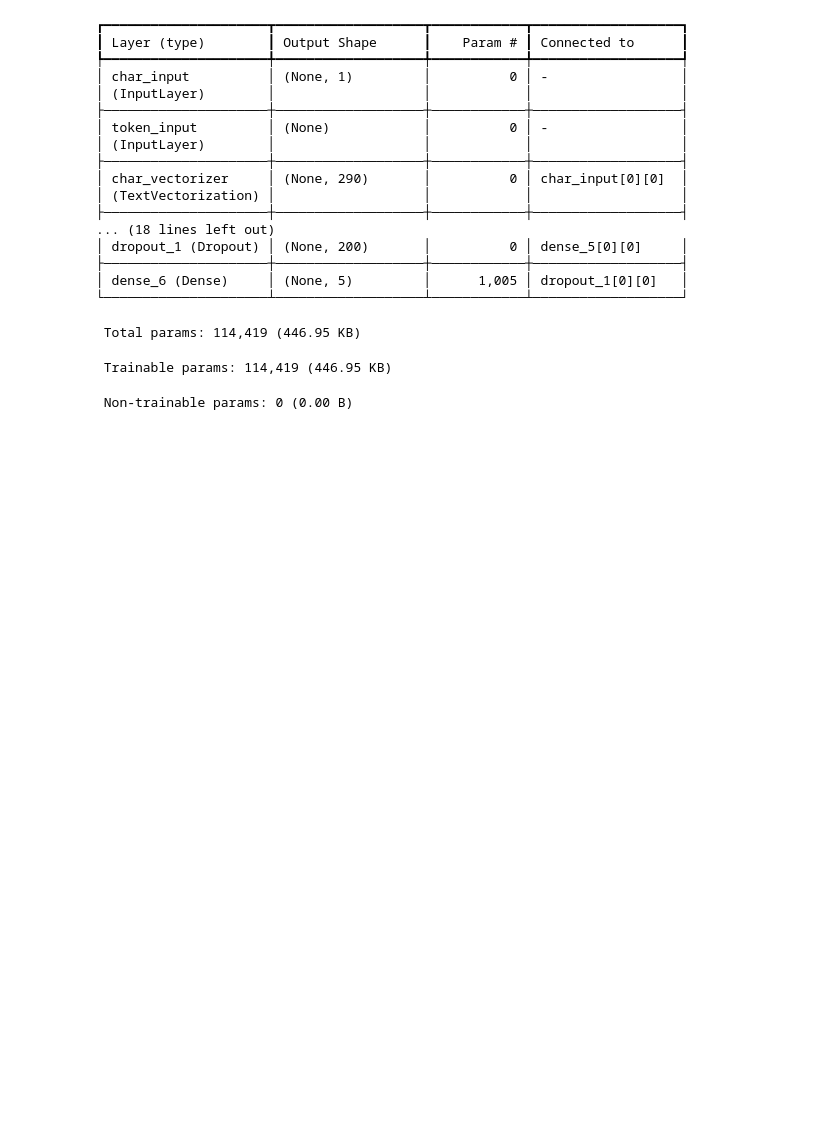
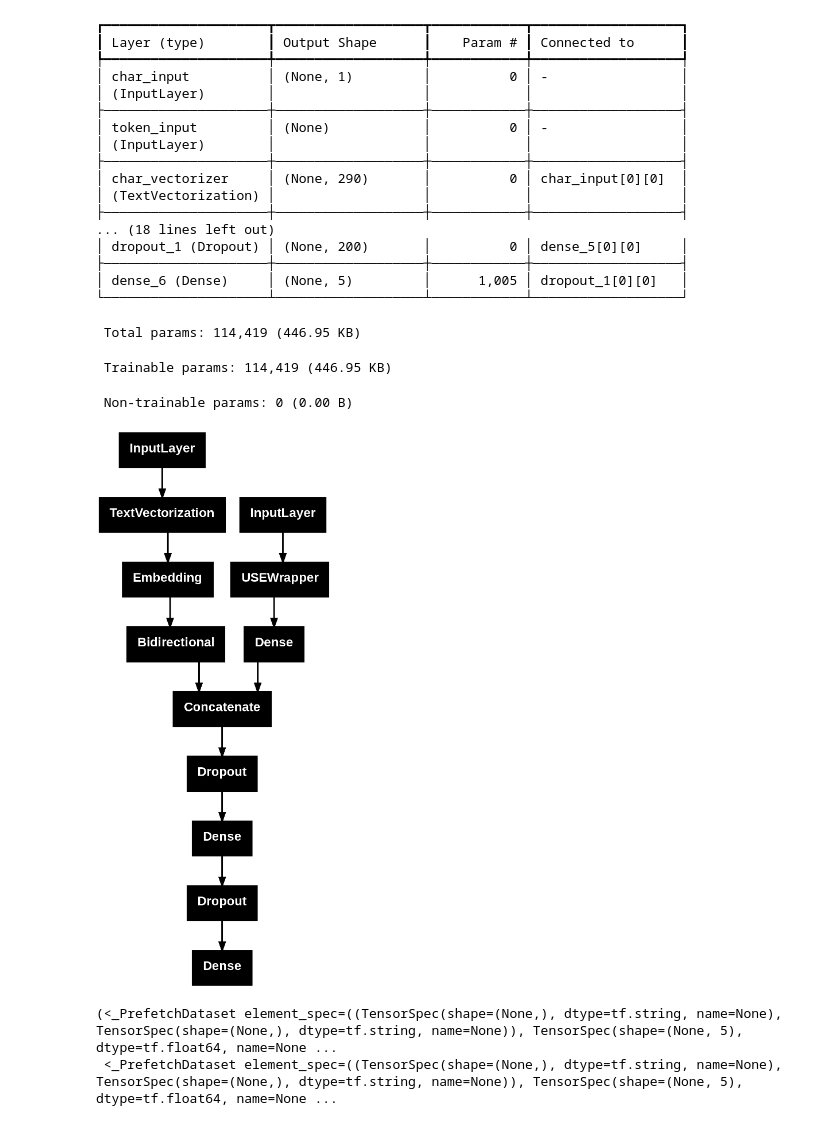
Before and after one commit to Prashanna-Raj-Pandit/MedNLPify-Chrome-Extension, a Jupyter notebook: SkimLit.ipynb, the cells around one changed output. Cells and saved outputs as stored; diff of their text form; code cells hidden in the pictures; blank space fills up the shorter version.

```diff
--- a/SkimLit.ipynb
+++ b/SkimLit.ipynb
@@ -1014,3 +1016,8 @@ Model: "model_4_hybrid"
  Total params: 114,419 (446.95 KB)
  Trainable params: 114,419 (446.95 KB)
  Non-trainable params: 0 (0.00 B)
+# %%
+from tensorflow.keras.utils import plot_model
+plot_model(model_4)
+# %% [output]
+[figure, added]
@@ -1016,0 +1028,19 @@ Model: "model_4_hybrid"
+# %%
+# combining token and chars into dataset
+train_char_token_data=tf.data.Dataset.from_tensor_slices((train_sentences,train_chars)) # make data
+train_char_token_labels=tf.data.Dataset.from_tensor_slices(train_labels_one_hot)
+train_char_token_dataset=tf.data.Dataset.zip(train_char_token_data,train_char_token_labels)
+
+# prefetch and batch dataset
+train_char_token_dataset=train_char_token_dataset.batch(32).prefetch(tf.data.AUTOTUNE)
+
+# lets do same for the validation dataset
+validation_char_token_data=tf.data.Dataset.from_tensor_slices((validation_sentences,val_chars))
+validation_char_token_labels=tf.data.Dataset.from_tensor_slices(validation_labels_one_hot)
+validation_char_token_dataset=tf.data.Dataset.zip(validation_char_token_data,validation_char_token_labels)
+validation_char_token_dataset=validation_char_token_dataset.batch(32).prefetch(tf.data.AUTOTUNE)
+
+train_char_token_dataset, validation_char_token_dataset
+# %% [output]
+(<_PrefetchDataset element_spec=((TensorSpec(shape=(None,), dtype=tf.string, name=None), TensorSpec(shape=(None,), dtype=tf.string, name=None)), TensorSpec(shape=(None, 5), dtype=tf.float64, name=None ...
+ <_PrefetchDataset element_spec=((TensorSpec(shape=(None,), dtype=tf.string, name=None), TensorSpec(shape=(None,), dtype=tf.string, name=None)), TensorSpec(shape=(None, 5), dtype=tf.float64, name=None ...
```
Also changed, not shown: parts of 23 cells of this notebook.
